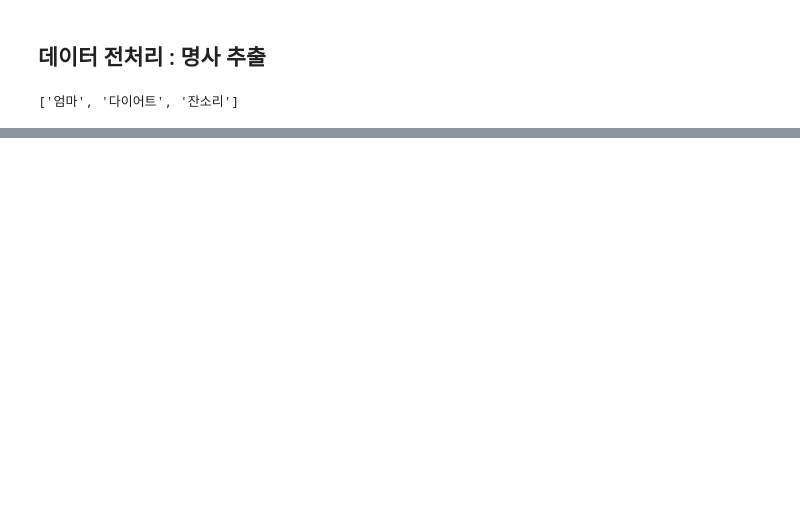
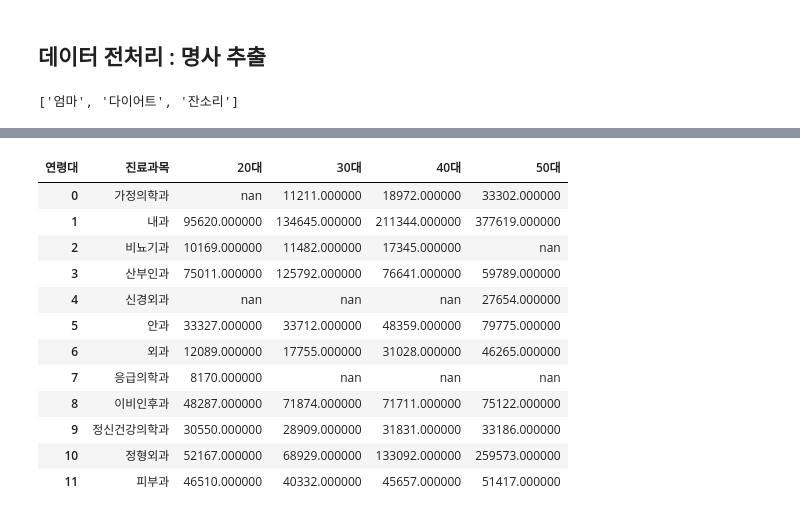
Before and after one commit to semin-pk/DataAnalysisPython, a Jupyter notebook: 3장/chapter03-2.ipynb, the cells around one changed output, grey strips where cells are left out. Cells and saved outputs as stored; diff of their text form; code cells hidden in the pictures; blank space fills up the shorter version.

```diff
--- a/3장/chapter03-2.ipynb
+++ b/3장/chapter03-2.ipynb
@@ -556,0 +773,16 @@ print(nouns_tweets[:3])
+# %%
+df_female_ca_2050.style.background_gradient(cmap='summer')
+# %% [output]
+| 연령대 | 진료과목 | 20대 | 30대 | 40대 | 50대 |
+| 0 | 가정의학과 | nan | 11211.000000 | 18972.000000 | 33302.000000 |
+| 1 | 내과 | 95620.000000 | 134645.000000 | 211344.000000 | 377619.000000 |
+| 2 | 비뇨기과 | 10169.000000 | 11482.000000 | 17345.000000 | nan |
+| 3 | 산부인과 | 75011.000000 | 125792.000000 | 76641.000000 | 59789.000000 |
+| 4 | 신경외과 | nan | nan | nan | 27654.000000 |
+| 5 | 안과 | 33327.000000 | 33712.000000 | 48359.000000 | 79775.000000 |
+| 6 | 외과 | 12089.000000 | 17755.000000 | 31028.000000 | 46265.000000 |
+| 7 | 응급의학과 | 8170.000000 | nan | nan | nan |
+| 8 | 이비인후과 | 48287.000000 | 71874.000000 | 71711.000000 | 75122.000000 |
+| 9 | 정신건강의학과 | 30550.000000 | 28909.000000 | 31831.000000 | 33186.000000 |
+| 10 | 정형외과 | 52167.000000 | 68929.000000 | 133092.000000 | 259573.000000 |
+| 11 | 피부과 | 46510.000000 | 40332.000000 | 45657.000000 | 51417.000000 |
```
Also changed, not shown: parts of 17 cells of this notebook, 1 other file.
